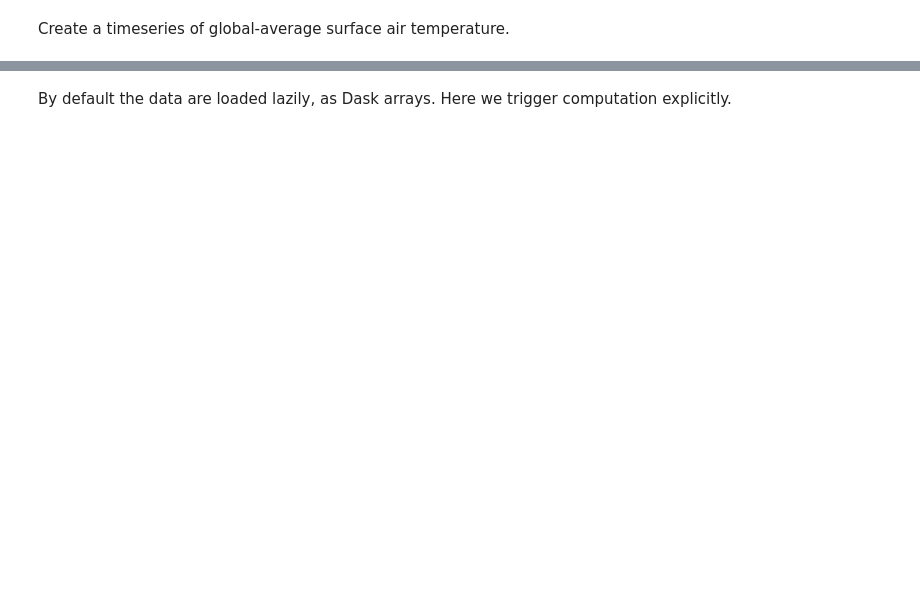
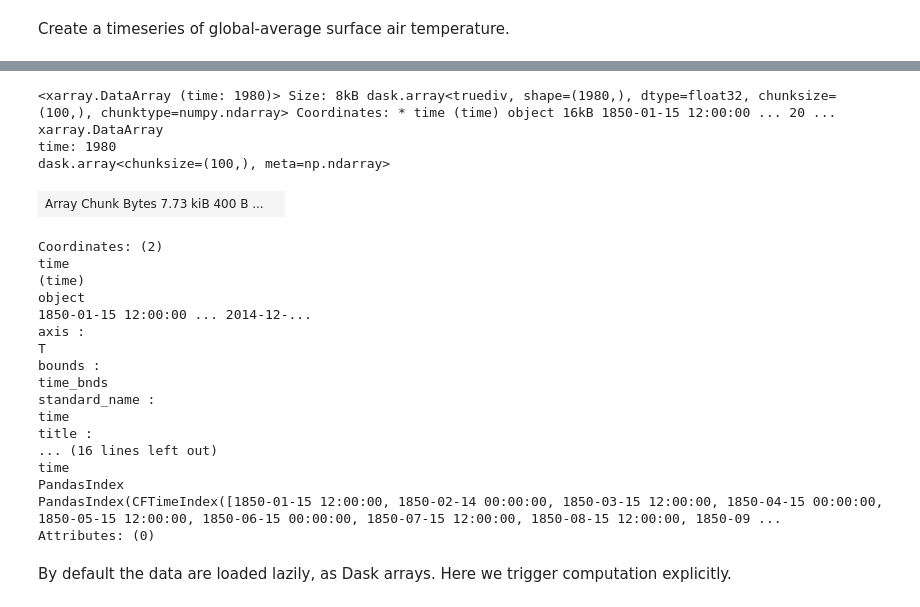
Before and after one commit to zequihg50/esgf-virtual-aggregation, a Jupyter notebook: demo.ipynb, the cells around one changed output, grey strips where cells are left out. Cells and saved outputs as stored; diff of their text form; code cells hidden in the pictures; blank space fills up the shorter version.

```diff
--- a/demo.ipynb
+++ b/demo.ipynb
@@ -41,7 +41,7 @@ plt.rcParams['figure.figsize'] = 12, 6
 
 Currently, the invetory is a CSV file which can be queried for locating the desired dataset. You may also inspect the [THREDDS catalog](https://hub.ipcc.ifca.es/thredds/catalog/esgeva/catalog.html).
 # %%
-df = pd.read_csv("https://hub.ipcc.ifca.es/thredds/fileServer/public/inventory.csv")
+df = pd.read_csv("https://hub.ipcc.ifca.es/thredds/fileServer/public/inventory.csv.zip")
 
 # Find a dataset
 subset = df.query("product == 'ScenarioMIP' & model == 'CNRM-CM6-1' & experiment == 'ssp245' & table == 'day' & variable == 'tas' & version == 'v20190410'")
@@ -146,5 +339,6 @@ ds.tas.sel(time='1950-01', variant_label=b"r9i1p1f1").squeeze().plot()
 # %% [markdown]
 Create a timeseries of global-average surface air temperature.
 # %%
-areacella = xarray.open_dataset("http://esgf-data04.diasjp.net/thredds/dodsC/esg_dataroot/CMIP6/CMIP/NCAR/CESM2/historical/r9i1p1f1/fx/areacella/gn/v20190311/areacella_fx_CESM2_historical_r9i1p1f1_gn.nc")
+areacella = xarray.open_dataset(
+    df.query("product == 'CMIP' & model == 'CESM2' & experiment == 'historical' & table == 'fx' & variable == 'areacella' & version == 'v20190311'").iloc[0,0])
 areacella
@@ -151,7 +363,30 @@ areacella
 # %%
-total_area = areacella["areacella"].sum(dim=["lon", "lat"])
-ta_timeseries = (ds["tas"].sel(variant_label=b"r9i1p1f1") * areacella["areacella"]).sum(dim=["lon", "lat"]) / total_area
+total_area = areacella["areacella"].sel(variant_label=b"r9i1p1f1").sum(dim=["lon", "lat"])
+ta_timeseries = (ds["tas"].sel(variant_label=b"r9i1p1f1") * areacella["areacella"].sel(variant_label=b"r9i1p1f1")).sum(dim=["lon", "lat"]) / total_area
 ta_timeseries
+# %% [output]
+<xarray.DataArray (time: 1980)> Size: 8kB dask.array<truediv, shape=(1980,), dtype=float32, chunksize=(100,), chunktype=numpy.ndarray> Coordinates: * time (time) object 16kB 1850-01-15 12:00:00 ... 20 ...
+xarray.DataArray
+time: 1980
+dask.array<chunksize=(100,), meta=np.ndarray>
+| Array Chunk Bytes 7.73 kiB 400 B ... |  |
+Coordinates: (2)
+time
+(time)
+object
+1850-01-15 12:00:00 ... 2014-12-...
+axis :
+T
+bounds :
+time_bnds
+standard_name :
+time
+title :
+... (16 lines left out)
+time
+PandasIndex
+PandasIndex(CFTimeIndex([1850-01-15 12:00:00, 1850-02-14 00:00:00, 1850-03-15 12:00:00, 1850-04-15 00:00:00, 1850-05-15 12:00:00, 1850-06-15 00:00:00, 1850-07-15 12:00:00, 1850-08-15 12:00:00, 1850-09 ...
+Attributes: (0)
 # %% [markdown]
 By default the data are loaded lazily, as Dask arrays. Here we trigger computation explicitly.
 # %%
```
Also changed, not shown: parts of 27 cells of this notebook, 1 other file.
